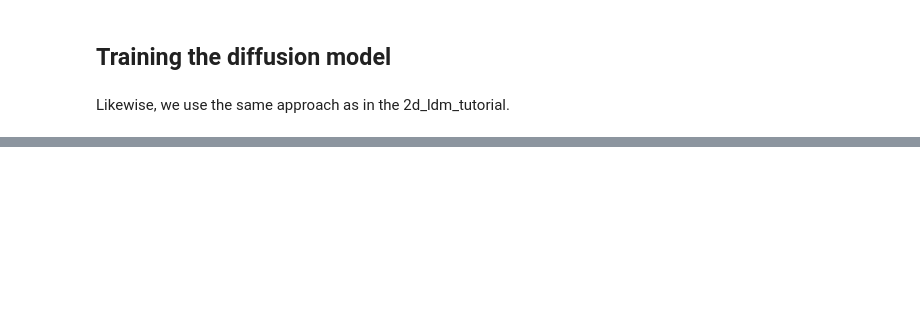
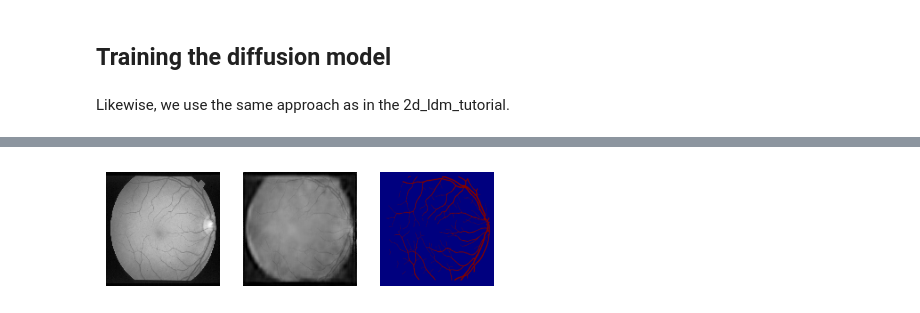
Before and after one commit to mard4/deep-learning-med, a Jupyter notebook: segmentation/spade_ldm_MEDNET.ipynb, the cells around one changed output, grey strips where cells are left out. Drawn from its saved outputs; the diff is of its cells as text; code cells hidden in the pictures; blank space fills up the shorter version.

```diff
--- a/segmentation/spade_ldm_MEDNET.ipynb
+++ b/segmentation/spade_ldm_MEDNET.ipynb
@@ -640,0 +779,81 @@ plt.show()  # Or use plt.savefig("gen.png")
+# %%
+# Varying the segmentation mask using different samples from the validation loader
+val_iter = iter(val_loader)
+for i in range(3):  # Generate 3 different outputs
+    # Get a different segmentation mask from the validation set
+    batch = next(val_iter)
+    segmentation = batch["mask"][:1].to(device)
+    segmentation = one_hot(segmentation, label_nc).to(device)
+
+    # Sample a new noise vector for each output
+    z = torch.randn((1, 8, 16, 16)).to(device)
+
+    scheduler.set_timesteps(num_inference_steps=500)
+    with torch.no_grad(), autocast(device_type="cuda", enabled=True):
+        generated = inferer.sample(
+            input_noise=z,
+            diffusion_model=diffusion,
+            scheduler=scheduler,
+            autoencoder_model=autoencoder,
+            seg=segmentation,
+        )
+
+    # Plot the generated image
+    plt.figure(figsize=(5, 3))
+    plt.subplot(1, 3, 1)
+    plt.imshow(batch["img"][0, 0, ...].detach().cpu(), cmap="gist_gray")
+    plt.axis("off")
+    plt.subplot(1, 3, 2)
+    plt.imshow(
+        generated[0, 0, ...].detach().cpu(),
+        cmap="gray",
+        vmin=0.0, vmax=1.0
+    )
+    plt.axis("off")
+    plt.subplot(1, 3, 3)
+    plt.imshow(batch["mask"][0, 0, ...].detach().cpu(), cmap="jet")
+    plt.axis("off")
+    plt.show()
+
+# Alternatively, if you want to see variations with the same segmentation mask:
+batch = next(iter(val_loader))
+segmentation = batch["mask"][:1].to(device)
+segmentation = one_hot(segmentation, label_nc).to(device)
+
+for i in range(3):  # Generate 3 variations with the same mask but different noise
+    z = torch.randn((1, 8, 16, 16)).to(device)
+
+    scheduler.set_timesteps(num_inference_steps=500)
+    with torch.no_grad(), autocast(device_type="cuda", enabled=True):
+        generated = inferer.sample(
+            input_noise=z,
+            diffusion_model=diffusion,
+            scheduler=scheduler,
+            autoencoder_model=autoencoder,
+            seg=segmentation,
+        )
+
+    # Plot the generated image
+    plt.figure(figsize=(5, 3))
+    plt.subplot(1, 3, 1)
+    plt.imshow(batch["img"][0, 0, ...].detach().cpu(), cmap="gist_gray")
+    plt.axis("off")
+    plt.title("Real Image")
+
+    plt.subplot(1, 3, 2)
+    plt.imshow(
+        generated[0, 0, ...].detach().cpu(),
+        cmap="gray",
+        vmin=0.0, vmax=1.0
+    )
+    plt.axis("off")
+    plt.title("Generated Image")
+
+    plt.subplot(1, 3, 3)
+    plt.imshow(batch["mask"][0, 0, ...].detach().cpu(), cmap="gray")
+    plt.axis("off")
+    plt.title("Real Mask")
+
+    plt.show()
+# %% [output]
+[figure, added]
```
Also changed, not shown: parts of 13 cells of this notebook, 5 other files.
